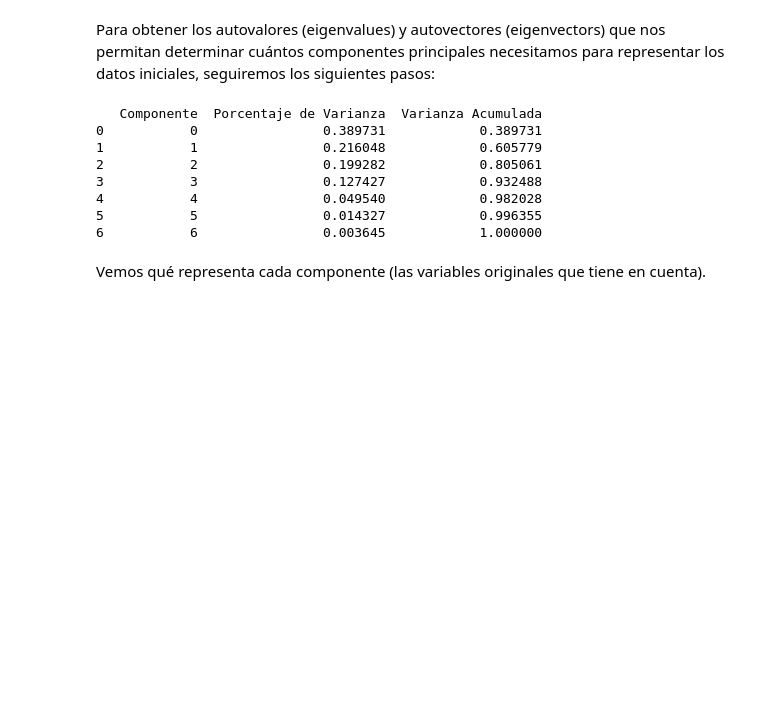
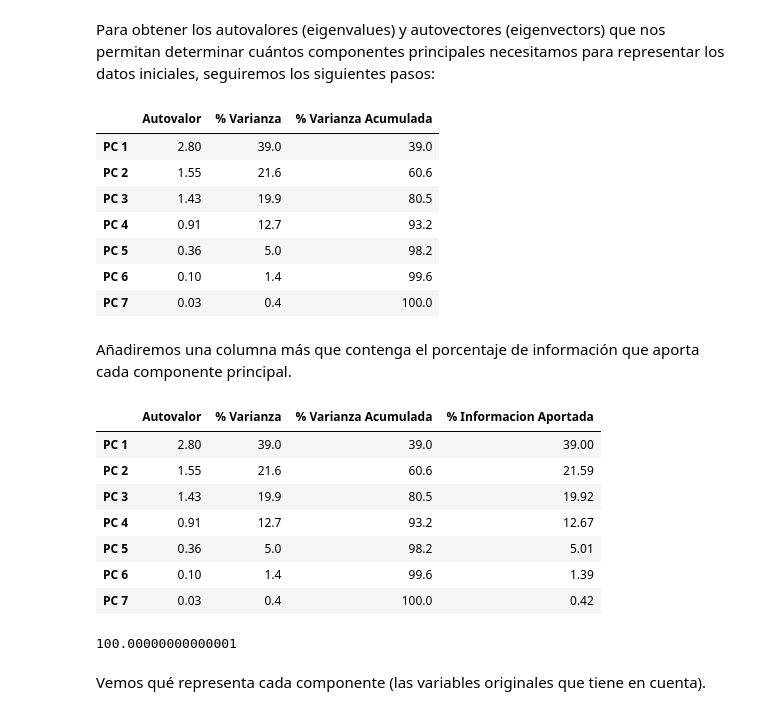
Before and after one commit to CeliaDiazSanchez/Data-Mining, a Jupyter notebook: LAB01_p3.ipynb, the cells around one changed output. Saved outputs shown, nothing was run; the diff lists cells and outputs as text; code cells hidden in the pictures; blank space fills up the shorter version.

```diff
--- a/LAB01_p3.ipynb
+++ b/LAB01_p3.ipynb
@@ -845,27 +845,50 @@ eigenvalues = eigenvalues[sorted_indices]
 eigenvectors = eigenvectors[:, sorted_indices]
 
 # Calcular el porcentaje de varianza y el acumulado por cada componente
-porcentaje_varianza = eigenvalues / np.sum(eigenvalues)
-porcentaje_varianza_acumulada = np.cumsum(porcentaje_varianza)
+porcentaje_varianza = (eigenvalues / np.sum(eigenvalues)).round(3)
+porcentaje_varianza_acumulada = (np.cumsum(porcentaje_varianza)).round(3)
 
 # Crear un DataFrame con el porcentaje de varianza y el acumulado por cada componente
 pca_results = pd.DataFrame({
-    'Componente': range(0, len(porcentaje_varianza)),
-    'Porcentaje de Varianza': porcentaje_varianza,
-    'Varianza Acumulada': porcentaje_varianza_acumulada
-})
+    'Autovalor' : eigenvalues.round(2),
+    '% Varianza': porcentaje_varianza*100,
+    '% Varianza Acumulada': porcentaje_varianza_acumulada*100
+}, index=[f'PC {i+1}' for i in range(len(porcentaje_varianza))])  # Establecer el índice como 'PC i', Componente Principal
+
 
 # Mostrar el DataFrame con los resultados
-print(pca_results)
+pca_results
 # %% [output]
-   Componente  Porcentaje de Varianza  Varianza Acumulada
-0           0                0.389731            0.389731
-1           1                0.216048            0.605779
-2           2                0.199282            0.805061
-3           3                0.127427            0.932488
-4           4                0.049540            0.982028
-5           5                0.014327            0.996355
-6           6                0.003645            1.000000
+|  | Autovalor | % Varianza | % Varianza Acumulada |
+| PC 1 | 2.80 | 39.0 | 39.0 |
+| PC 2 | 1.55 | 21.6 | 60.6 |
+| PC 3 | 1.43 | 19.9 | 80.5 |
+| PC 4 | 0.91 | 12.7 | 93.2 |
+| PC 5 | 0.36 | 5.0 | 98.2 |
+| PC 6 | 0.10 | 1.4 | 99.6 |
+| PC 7 | 0.03 | 0.4 | 100.0 |
+# %% [markdown]
+Añadiremos una columna más que contenga el porcentaje de información que aporta cada componente principal.
+# %%
+# Calcular la información aportada por cada componente
+pca_results['% Informacion Aportada'] = (pca_results['Autovalor'] / pca_results['Autovalor'].sum() * 100).round(2)
+
+# Mostrar el DataFrame con la nueva columna 'Informacion Aportada'
+pca_results
+# %% [output]
+|  | Autovalor | % Varianza | % Varianza Acumulada | % Informacion Aportada |
+| PC 1 | 2.80 | 39.0 | 39.0 | 39.00 |
+| PC 2 | 1.55 | 21.6 | 60.6 | 21.59 |
+| PC 3 | 1.43 | 19.9 | 80.5 | 19.92 |
+| PC 4 | 0.91 | 12.7 | 93.2 | 12.67 |
+| PC 5 | 0.36 | 5.0 | 98.2 | 5.01 |
+| PC 6 | 0.10 | 1.4 | 99.6 | 1.39 |
+| PC 7 | 0.03 | 0.4 | 100.0 | 0.42 |
+# %%
+total = pca_results['% Informacion Aportada'].sum()
+total
+# %% [output]
+100.00000000000001
 # %% [markdown]
 Vemos qué representa cada componente (las variables originales que tiene en cuenta).
 # %%
```
Also changed, not shown: parts of 5 cells of this notebook.
